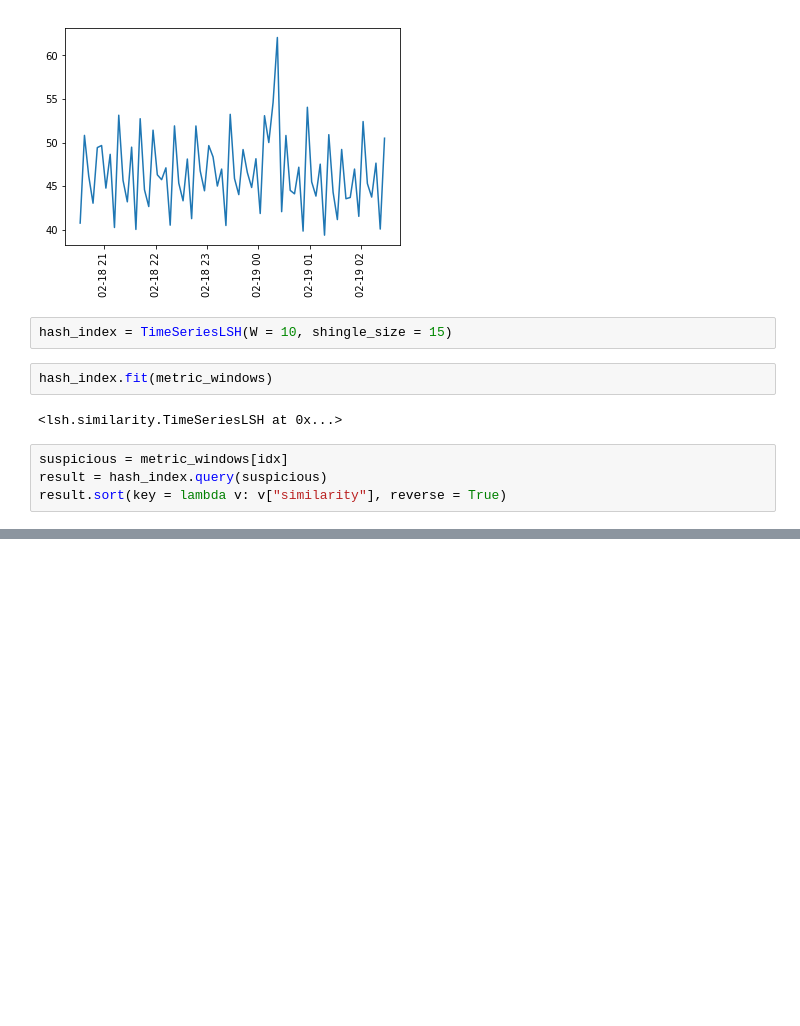
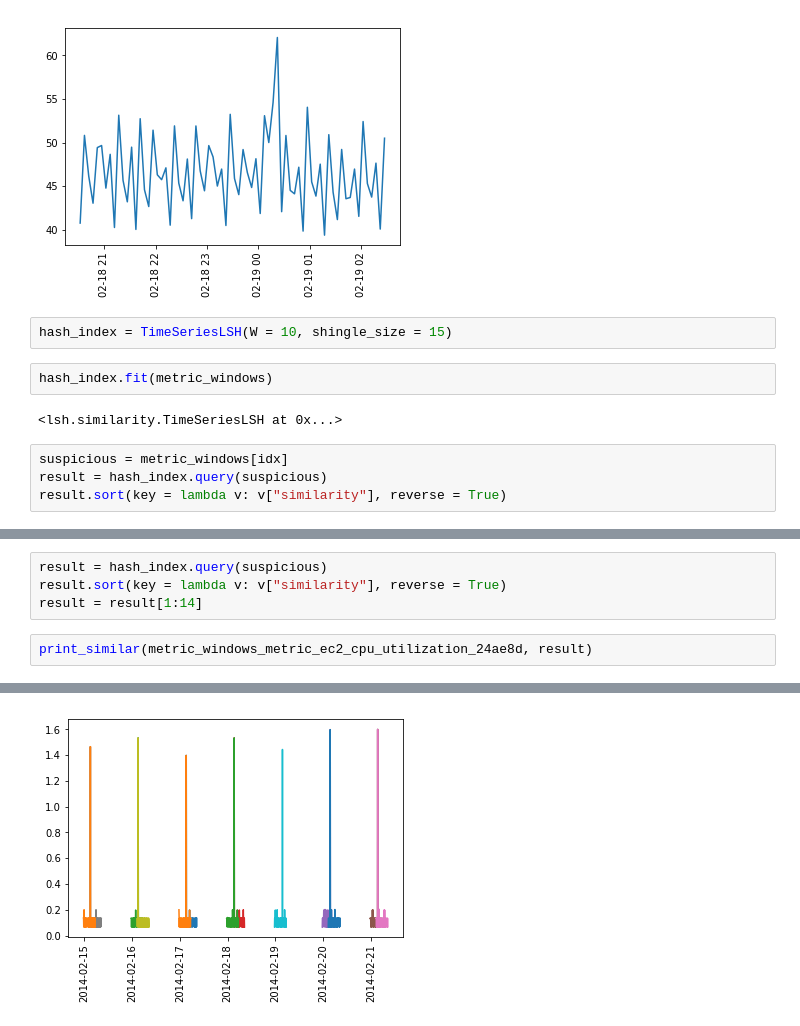
Before and after one commit to ktatarnikov/time-series, a Jupyter notebook: notebooks/TimeSeries similarity.ipynb, the cells around one changed output, grey strips where cells are left out. Drawn from its saved outputs; the diff is of its cells as text; blank space fills up the shorter version.

```diff
--- a/notebooks/TimeSeries similarity.ipynb
+++ b/notebooks/TimeSeries similarity.ipynb
@@ -141,0 +160,7 @@ show_metric(metric_windows, 36)
+# %%
+result = hash_index.query(suspicious)
+result.sort(key = lambda v: v["similarity"], reverse = True)
+result = result[1:14]
+# %%
+print_similar(metric_windows_metric_ec2_cpu_utilization_24ae8d, result)
+# %% [output]
@@ -141,0 +180 @@ show_metric(metric_windows, 36)
+[figure, added]
```
Also changed, not shown: parts of 7 cells of this notebook, 1 other file.
